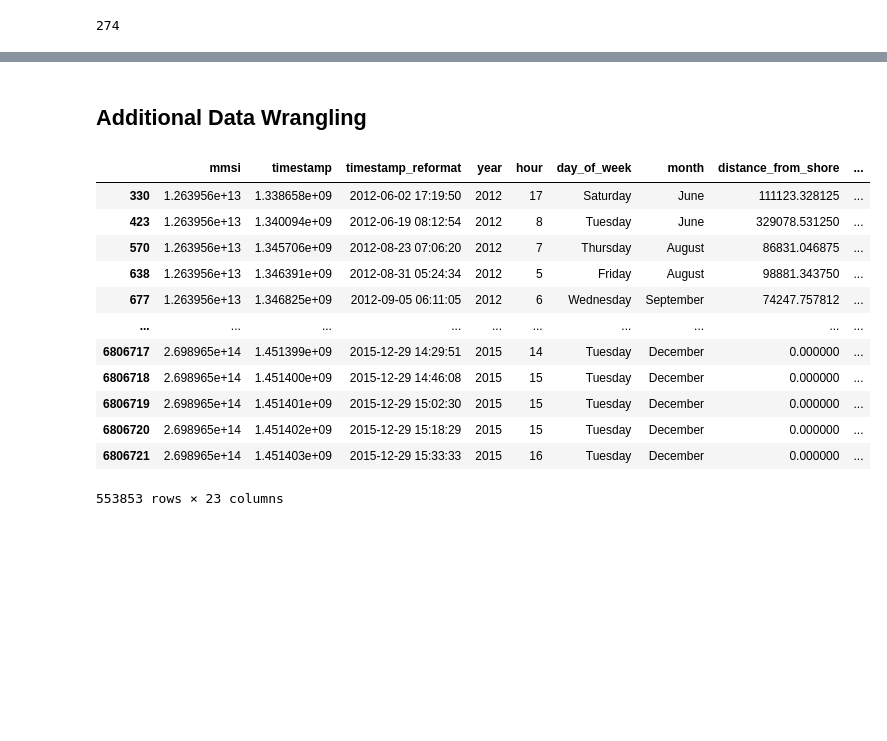
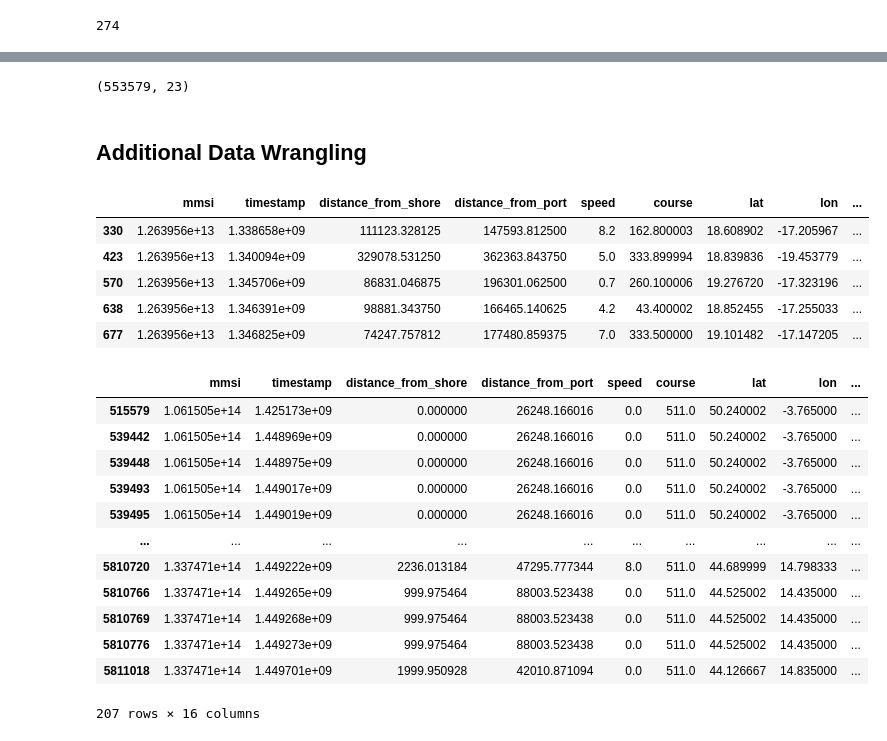
Before and after one commit to seankim658/LSTM-Fishing-Detection, a Jupyter notebook: main-notebook.ipynb, the cells around one changed output, grey strips where cells are left out. Drawn from its saved outputs; the diff is of its cells as text; code cells hidden in the pictures; blank space fills up the shorter version.

```diff
--- a/main-notebook.ipynb
+++ b/main-notebook.ipynb
@@ -992,9 +995,9 @@ train_df[train_df['speed'].isnull() | train_df['course'].isnull()]
 # %%
-# since it is only two rows, we'll just drop them
-train_df = train_df[~train_df['speed'].isnull()]
+# drop those two rows
+combined_df = combined_df[~combined_df['speed'].isnull()]
 
 # recheck that there are no more null values
-train_df.isnull().sum()
+combined_df.isnull().sum()
 # %% [output]
 mmsi                   0
 timestamp              0
@@ -1122,7 +1108,7 @@ train_df
 # %% [markdown]
 In order to complete a time series analysis on the data we will need to fit the data into even time intervals. First we need to check how many groups we have and how many records belong to each group.
 # %%
-mmsi_groups = train_df.groupby('mmsi')
+mmsi_groups = combined_df.groupby('mmsi')
 # how many unique mmsi's are there
 mmsi_groups.ngroups
 # %% [output]
@@ -1175,0 +1141,4 @@ dtype: int64
+# %%
+mmsi_throwaways = mmsi_group_sizes[mmsi_group_sizes < 10]
+# look at the mmsi's with less than 10 records
+mmsi_throwaways
@@ -1183,4 +1170,4 @@ mmsi_throwaways.sum()
 mmsi_throwaway_list = list(mmsi_throwaways.index)
 
 # drop the selected rows corresponding to the above identified mmsi's
-train_df = train_df[~train_df['mmsi'].isin(mmsi_throwaway_list)]
+combined_df = combined_df[~combined_df['mmsi'].isin(mmsi_throwaway_list)]
@@ -1201,22 +1174,38 @@ train_df = train_df[~train_df['mmsi'].isin(mmsi_throwaway_list)]
+# %%
+# check that the new shape has -274 rows
+combined_df.shape
+# %% [output]
+(553579, 23)
 # %% [markdown]
 ## Additional Data Wrangling
 # %%
 # drop un-needed columns
-train_df.drop([''])
+train_df = combined_df.drop(['timestamp_reformat', 'day_of_week', 'month', 'year', 'hour', 'source', 'fishing_type'], axis = 1)
+train_df.head()
 # %% [output]
-|  | mmsi | timestamp | timestamp_reformat | year | hour | day_of_week | month | distance_from_shore | ... |
-| 330 | 1.263956e+13 | 1.338658e+09 | 2012-06-02 17:19:50 | 2012 | 17 | Saturday | June | 111123.328125 | ... |
-| 423 | 1.263956e+13 | 1.340094e+09 | 2012-06-19 08:12:54 | 2012 | 8 | Tuesday | June | 329078.531250 | ... |
-| 570 | 1.263956e+13 | 1.345706e+09 | 2012-08-23 07:06:20 | 2012 | 7 | Thursday | August | 86831.046875 | ... |
-| 638 | 1.263956e+13 | 1.346391e+09 | 2012-08-31 05:24:34 | 2012 | 5 | Friday | August | 98881.343750 | ... |
-| 677 | 1.263956e+13 | 1.346825e+09 | 2012-09-05 06:11:05 | 2012 | 6 | Wednesday | September | 74247.757812 | ... |
-| ... | ... | ... | ... | ... | ... | ... | ... | ... | ... |
-| 6806717 | 2.698965e+14 | 1.451399e+09 | 2015-12-29 14:29:51 | 2015 | 14 | Tuesday | December | 0.000000 | ... |
-| 6806718 | 2.698965e+14 | 1.451400e+09 | 2015-12-29 14:46:08 | 2015 | 15 | Tuesday | December | 0.000000 | ... |
-| 6806719 | 2.698965e+14 | 1.451401e+09 | 2015-12-29 15:02:30 | 2015 | 15 | Tuesday | December | 0.000000 | ... |
-| 6806720 | 2.698965e+14 | 1.451402e+09 | 2015-12-29 15:18:29 | 2015 | 15 | Tuesday | December | 0.000000 | ... |
-| 6806721 | 2.698965e+14 | 1.451403e+09 | 2015-12-29 15:33:33 | 2015 | 16 | Tuesday | December | 0.000000 | ... |
+|  | mmsi | timestamp | distance_from_shore | distance_from_port | speed | course | lat | lon | ... |
+| 330 | 1.263956e+13 | 1.338658e+09 | 111123.328125 | 147593.812500 | 8.2 | 162.800003 | 18.608902 | -17.205967 | ... |
+| 423 | 1.263956e+13 | 1.340094e+09 | 329078.531250 | 362363.843750 | 5.0 | 333.899994 | 18.839836 | -19.453779 | ... |
+| 570 | 1.263956e+13 | 1.345706e+09 | 86831.046875 | 196301.062500 | 0.7 | 260.100006 | 19.276720 | -17.323196 | ... |
+| 638 | 1.263956e+13 | 1.346391e+09 | 98881.343750 | 166465.140625 | 4.2 | 43.400002 | 18.852455 | -17.255033 | ... |
+| 677 | 1.263956e+13 | 1.346825e+09 | 74247.757812 | 177480.859375 | 7.0 | 333.500000 | 19.101482 | -17.147205 | ... |
-553853 rows × 23 columns
+# %%
+# check for rows with invalid course values
+train_df[train_df['course'] > 360]
+# %% [output]
+|  | mmsi | timestamp | distance_from_shore | distance_from_port | speed | course | lat | lon | ... |
+| 515579 | 1.061505e+14 | 1.425173e+09 | 0.000000 | 26248.166016 | 0.0 | 511.0 | 50.240002 | -3.765000 | ... |
+| 539442 | 1.061505e+14 | 1.448969e+09 | 0.000000 | 26248.166016 | 0.0 | 511.0 | 50.240002 | -3.765000 | ... |
+| 539448 | 1.061505e+14 | 1.448975e+09 | 0.000000 | 26248.166016 | 0.0 | 511.0 | 50.240002 | -3.765000 | ... |
+| 539493 | 1.061505e+14 | 1.449017e+09 | 0.000000 | 26248.166016 | 0.0 | 511.0 | 50.240002 | -3.765000 | ... |
+| 539495 | 1.061505e+14 | 1.449019e+09 | 0.000000 | 26248.166016 | 0.0 | 511.0 | 50.240002 | -3.765000 | ... |
+| ... | ... | ... | ... | ... | ... | ... | ... | ... | ... |
+| 5810720 | 1.337471e+14 | 1.449222e+09 | 2236.013184 | 47295.777344 | 8.0 | 511.0 | 44.689999 | 14.798333 | ... |
+| 5810766 | 1.337471e+14 | 1.449265e+09 | 999.975464 | 88003.523438 | 0.0 | 511.0 | 44.525002 | 14.435000 | ... |
+| 5810769 | 1.337471e+14 | 1.449268e+09 | 999.975464 | 88003.523438 | 0.0 | 511.0 | 44.525002 | 14.435000 | ... |
+| 5810776 | 1.337471e+14 | 1.449273e+09 | 999.975464 | 88003.523438 | 0.0 | 511.0 | 44.525002 | 14.435000 | ... |
+| 5811018 | 1.337471e+14 | 1.449701e+09 | 1999.950928 | 42010.871094 | 0.0 | 511.0 | 44.126667 | 14.835000 | ... |
+207 rows × 16 columns
 # %%
 def fill_course(row):
     '''For each row with invalid course value, find the most similar similar row (through euclidean distance)
```
Also changed, not shown: parts of 46 cells of this notebook.
